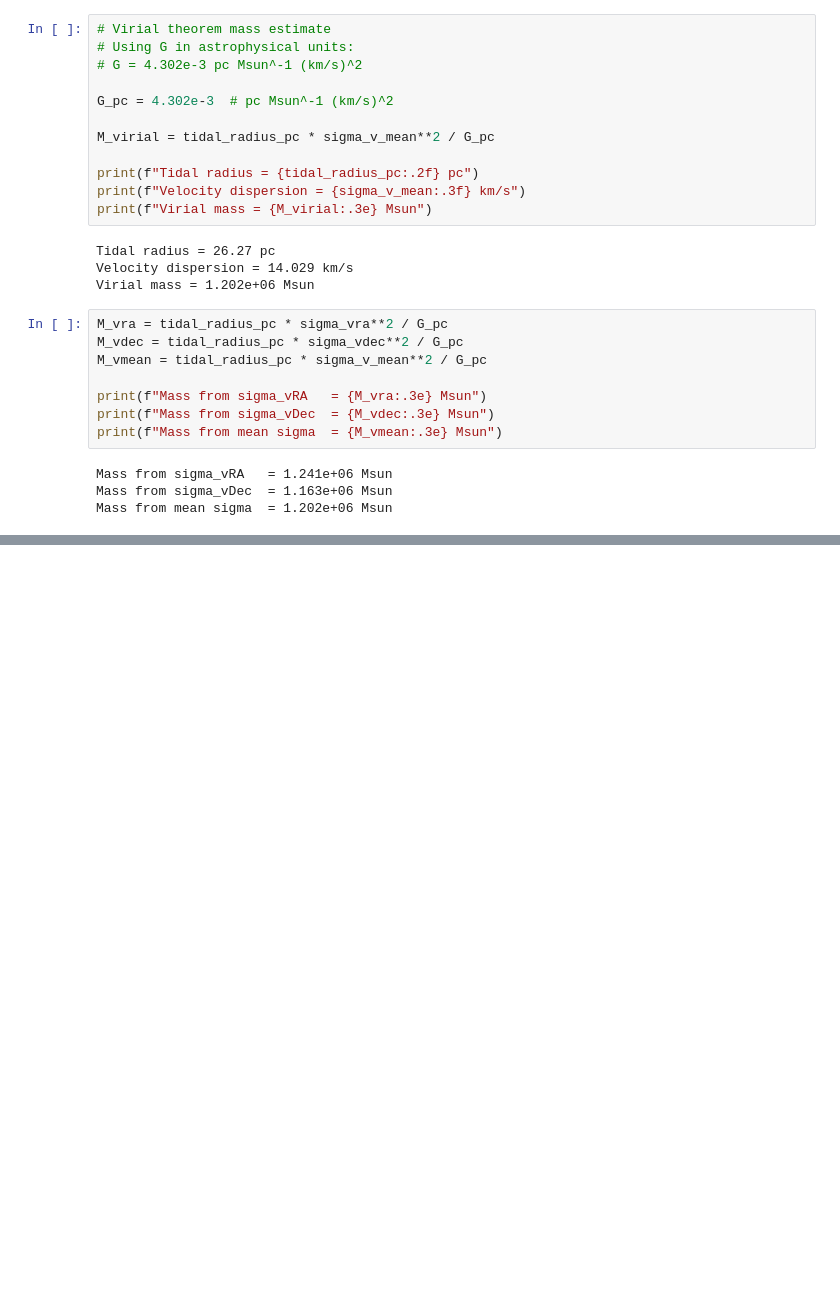
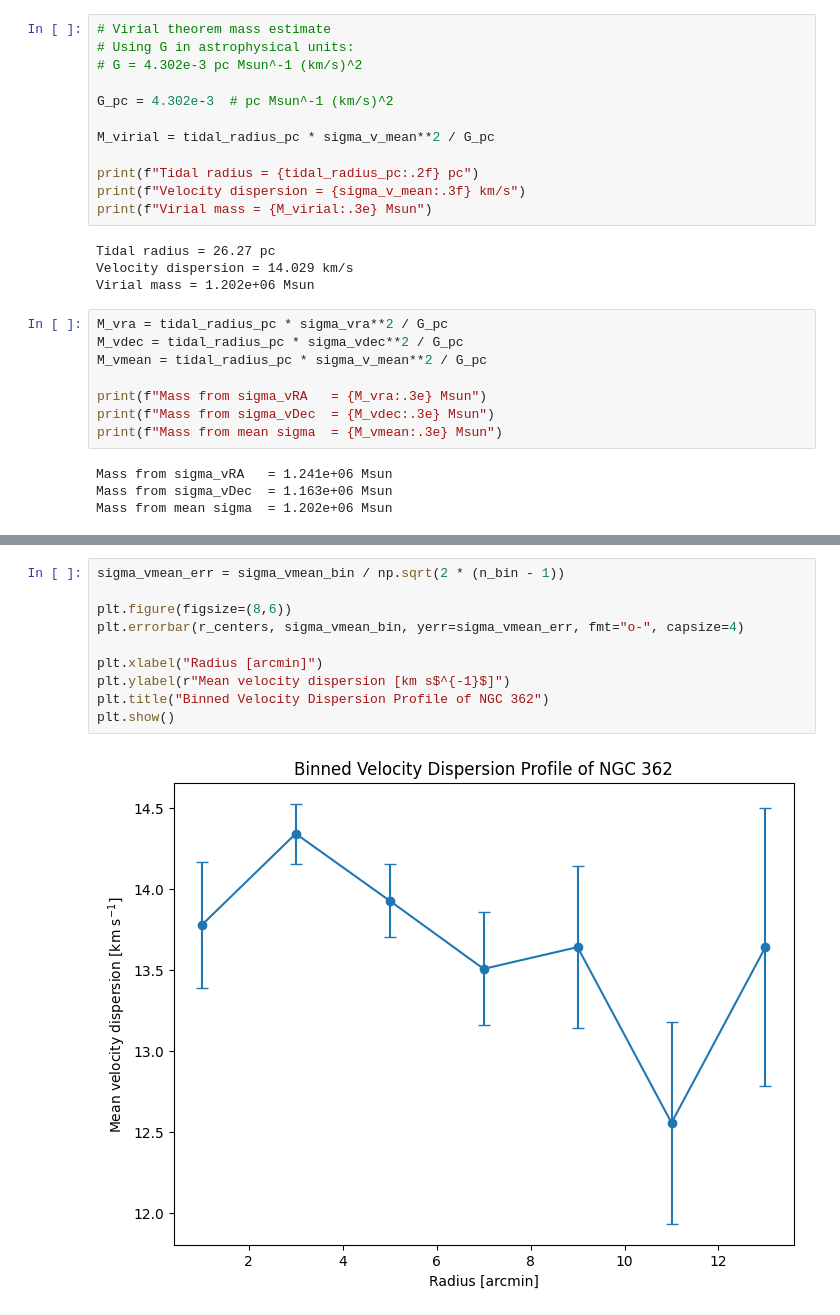
Before and after one commit to zangston/ASTR-5140, a Jupyter notebook: project4/project4.ipynb, the cells around one changed output, grey strips where cells are left out. Drawn from its saved outputs; the diff is of its cells as text; blank space fills up the shorter version.

```diff
--- a/project4/project4.ipynb
+++ b/project4/project4.ipynb
@@ -842,0 +902,12 @@ Mass from mean sigma  = 1.202e+06 Msun
+# %%
+sigma_vmean_err = sigma_vmean_bin / np.sqrt(2 * (n_bin - 1))
+
+plt.figure(figsize=(8,6))
+plt.errorbar(r_centers, sigma_vmean_bin, yerr=sigma_vmean_err, fmt="o-", capsize=4)
+
+plt.xlabel("Radius [arcmin]")
+plt.ylabel(r"Mean velocity dispersion [km s$^{-1}$]")
+plt.title("Binned Velocity Dispersion Profile of NGC 362")
+plt.show()
+# %% [output]
+[figure, added]
```
Also changed, not shown: parts of 3 cells of this notebook.
